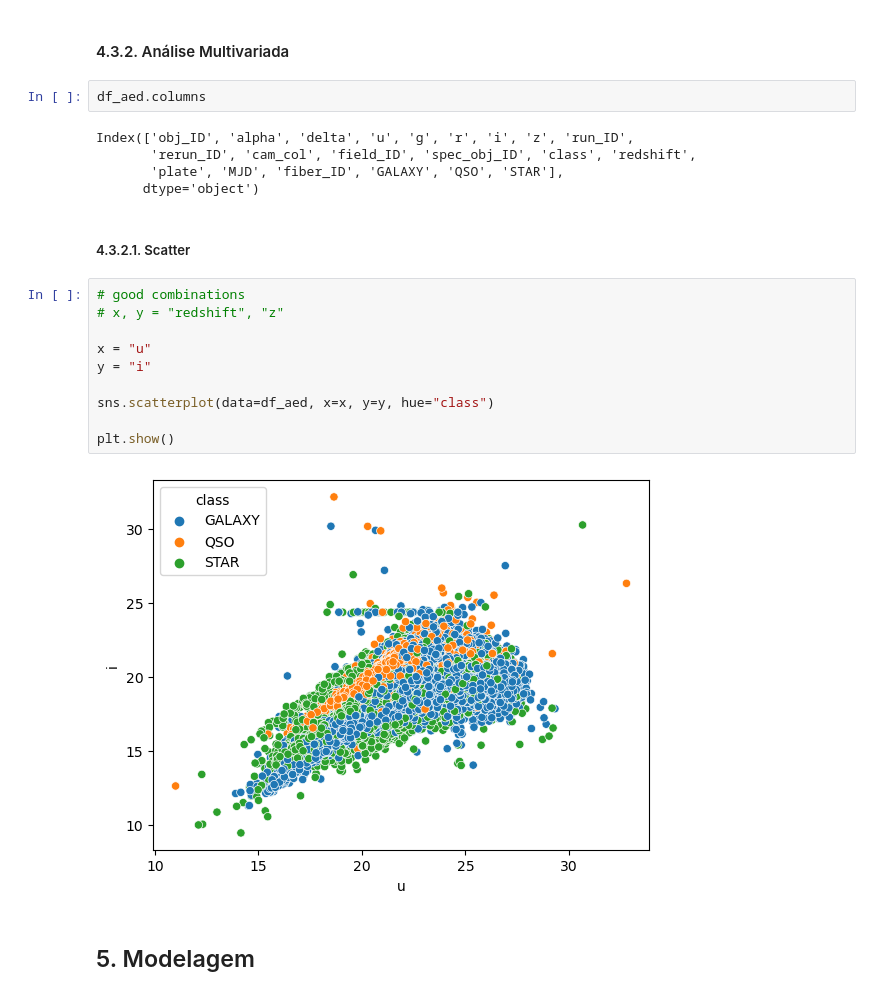
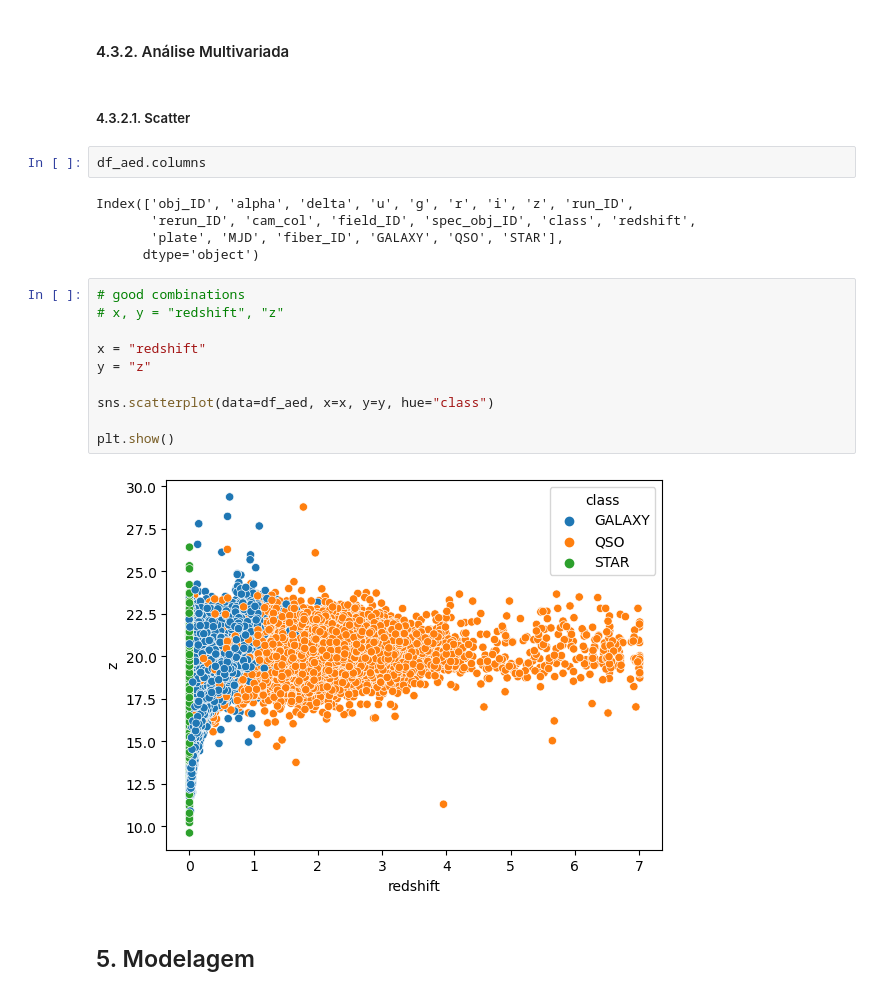
Before and after one commit to saulorcj/disciplina-aprendizado-maquina, a Jupyter notebook: stellar.ipynb, the cells around one changed output. Drawn from its saved outputs; the diff is of its cells as text.

```diff
--- a/stellar.ipynb
+++ b/stellar.ipynb
@@ -310,6 +315,8 @@ for i, col in enumerate(cols):
 [figure]
 # %% [markdown]
 #### 4.3.2. Análise Multivariada
+# %% [markdown]
+##### 4.3.2.1. Scatter
 # %%
 df_aed.columns
 # %% [output]
@@ -317,20 +324,18 @@ Index(['obj_ID', 'alpha', 'delta', 'u', 'g', 'r', 'i', 'z', 'run_ID',
        'rerun_ID', 'cam_col', 'field_ID', 'spec_obj_ID', 'class', 'redshift',
        'plate', 'MJD', 'fiber_ID', 'GALAXY', 'QSO', 'STAR'],
       dtype='object')
-# %% [markdown]
-##### 4.3.2.1. Scatter
 # %%
 # good combinations
 # x, y = "redshift", "z"
 
-x = "u"
-y = "i"
+x = "redshift"
+y = "z"
 
 sns.scatterplot(data=df_aed, x=x, y=y, hue="class")
 
 plt.show()
 # %% [output]
-[figure, old version]
+[figure, new version]
 # %% [markdown]
 ## 5. Modelagem
 # %%
```
Also changed, not shown: parts of 32 cells of this notebook.
